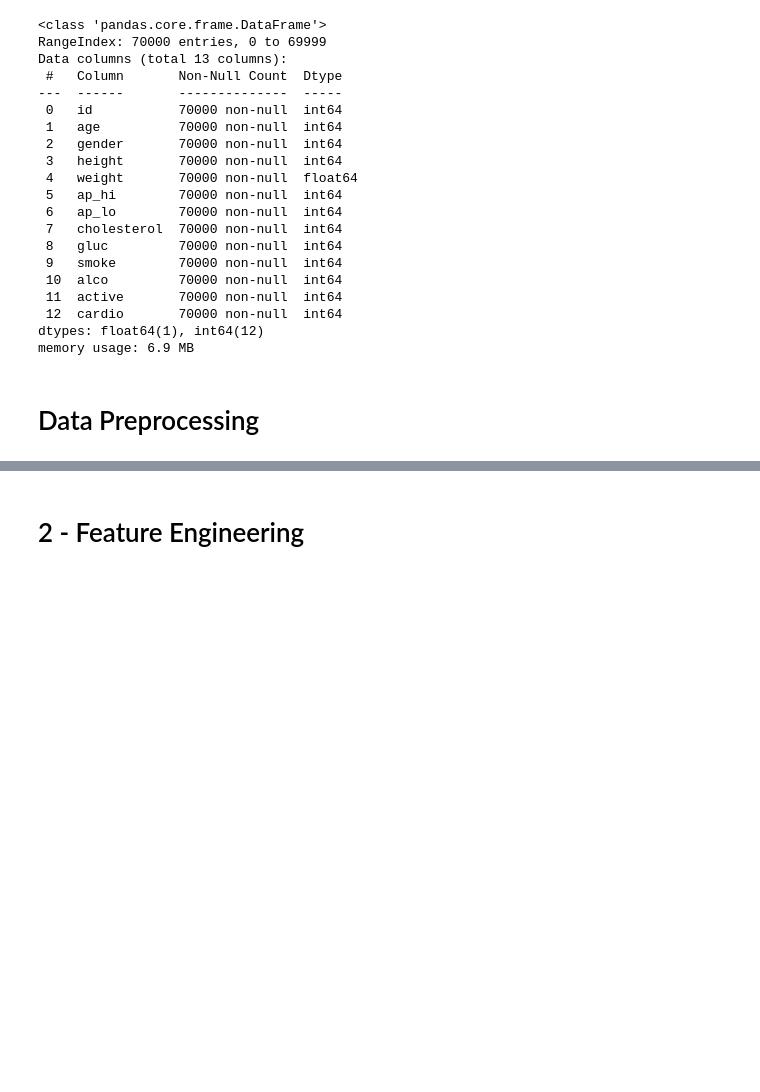
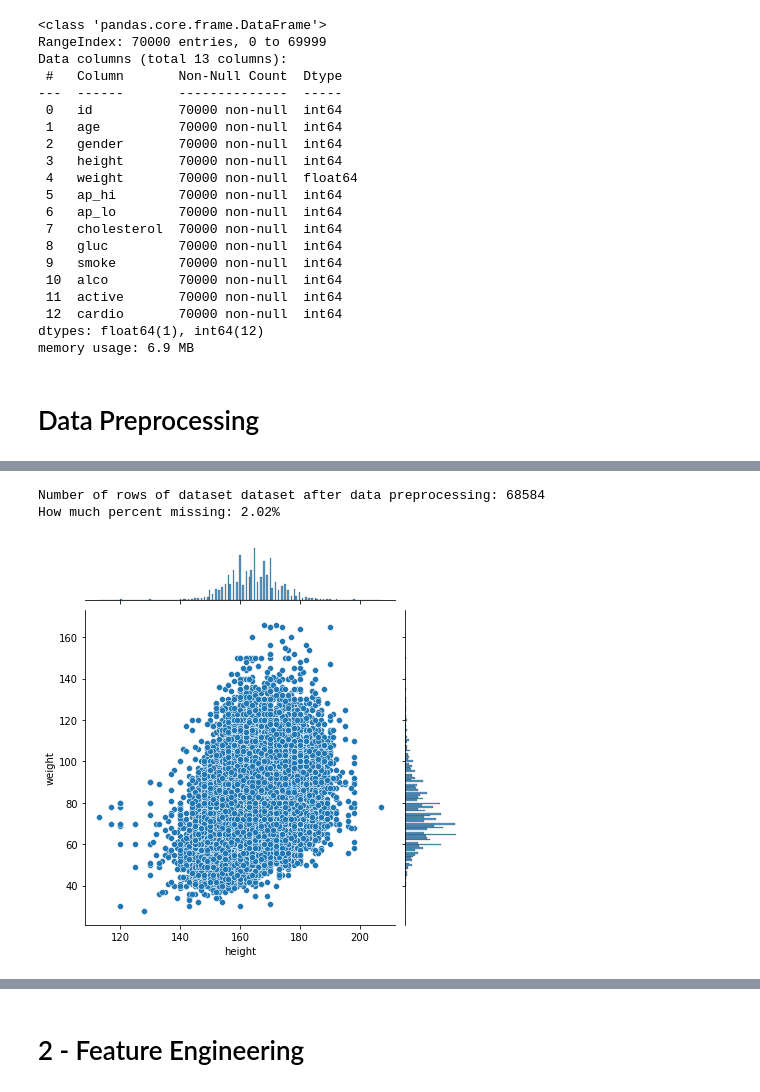
Before and after one commit to MiharaEk/ML_Assignment, a Jupyter notebook: Decision_Tree.ipynb, the cells around one changed output, grey strips where cells are left out. Drawn from its saved outputs; the diff is of its cells as text; code cells hidden in the pictures; blank space fills up the shorter version.

```diff
--- a/Decision_Tree.ipynb
+++ b/Decision_Tree.ipynb
@@ -299,0 +245,9 @@ ax.set_xticklabels(('Male', 'Female'))
+# %%
+#After the observation we can remove the outliers weight, height
+dataset_cleaned = dataset
+for col in ['height','weight']:
+  Q1 = dataset[col].quantile(0.05) # 5th percentile of the data of the given feature
+  Q3 = dataset[col].quantile(0.95)  # 95th percentile of the data of the given feature
+  IQR = Q3 - Q1
+  lower, upper = Q1 - 1.5 * IQR, Q3 + 1.5 * IQR
+  dataset_cleaned = dataset_cleaned[(dataset_cleaned[col] >= lower) & (dataset_cleaned[col] <= upper)]
@@ -299,0 +264,4 @@ ax.set_xticklabels(('Male', 'Female'))
+# %%
+# calculating the patient BMI (Body Mass Index)
+dataset_cleaned['BMI'] = round(dataset_cleaned['weight']/((dataset_cleaned['height']/100)**2),1)
+dataset_cleaned.head()
@@ -299,0 +275,15 @@ ax.set_xticklabels(('Male', 'Female'))
+# %%
+#The BMI data can be filtered to exclude extreme values that fall outside the healthy range according to the BMI chart.
+dataset_cleaned = dataset_cleaned[ (dataset_cleaned['BMI'] < 60) & (dataset_cleaned['BMI'] > 10)]
+# %%
+#Dataset after cleaning
+print(f'Number of rows of dataset dataset after data preprocessing: {len(dataset_cleaned)}')
+print(f'How much percent missing: {round((70000-len(dataset_cleaned))/70000*100,2)}%')
+# %% [output]
+Number of rows of dataset dataset after data preprocessing: 68584
+How much percent missing: 2.02%
+# %%
+#For exploring the joint distribution of two numerical features, the Seaborn library's jointplot function can be an effective tool to use.
+sns.jointplot(x='height', y='weight', data=dataset_cleaned);
+# %% [output]
+[figure, added]
```
Also changed, not shown: parts of 57 cells of this notebook.
